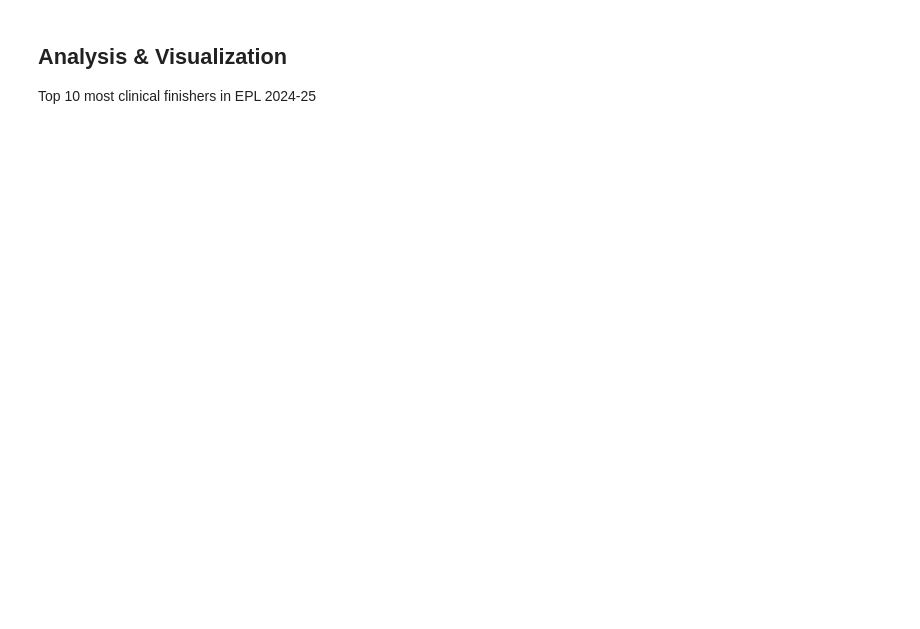
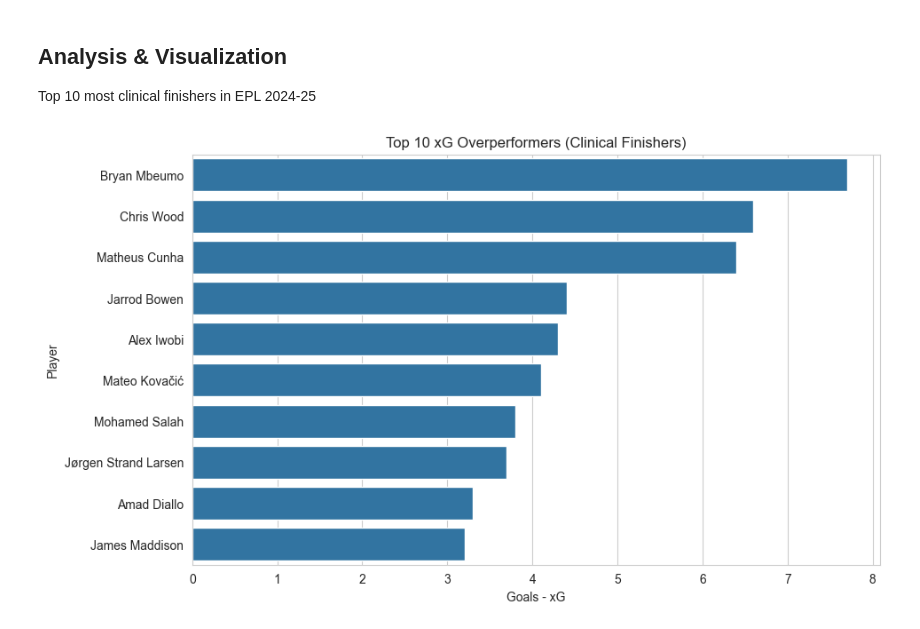
Before and after one commit to kumarrr15/epl-player-stats-24-25, a Jupyter notebook: notebooks/analysis.ipynb, the cells around one changed output. Saved outputs shown, nothing was run; the diff lists cells and outputs as text; code cells hidden in the pictures; blank space fills up the shorter version.

Commit message:
Finalize xG overperformance analysis with Python and SQL

```diff
--- a/notebooks/analysis.ipynb
+++ b/notebooks/analysis.ipynb
@@ -19,7 +19,7 @@ plt.rcParams['figure.figsize'] = (12, 6)
 ## Load Data
 # %%
 # Load the EPL player stats dataset
-df = pd.read_csv('../data/epl_player_stats_24_25.csv')
+df = pd.read_csv('../data/fbref_PL_2024-25.csv')
 
 # Display basic info
 print(f'Dataset shape: {df.shape}')
@@ -26,0 +36,6 @@ df.head()
+# %%
+#minimum minutes filter
+df_filtered = df[df["Min"] >= 900].copy()
+
+print(f"Players before filter: {df.shape[0]}")
+print(f"Players after filter: {df_filtered.shape[0]}")
@@ -33,0 +49,3 @@ Formula: **Clinical Finishing = Actual Goals - Expected Goals (xG)**
+# %%
+df_filtered['xG_overperformance'] = df_filtered['Gls'] - df_filtered['xG']
+df_filtered[["Player", "Squad", "Min", "Gls", "xG", "xG_overperformance"]].head()
@@ -42,0 +186,19 @@ Top 10 most clinical finishers in EPL 2024-25
+# %%
+top10 = df_filtered.sort_values("xG_overperformance", ascending=False).head(10)
+top10[["Player", "Squad", "Pos", "Gls", "xG", "xG_overperformance"]]
+
+#barplot
+
+plt.figure(figsize=(10, 6))
+sns.barplot(
+    data=top10,
+    x="xG_overperformance",
+    y="Player"
+)
+plt.title("Top 10 xG Overperformers (Clinical Finishers)")
+plt.xlabel("Goals - xG")
+plt.ylabel("Player")
+plt.savefig("../visuals/top10_xg_overperformers.png", dpi=150, bbox_inches="tight")
+plt.show()
+# %% [output]
+[figure, added]
```
Also changed, not shown: parts of 15 cells of this notebook, 6 other files.
